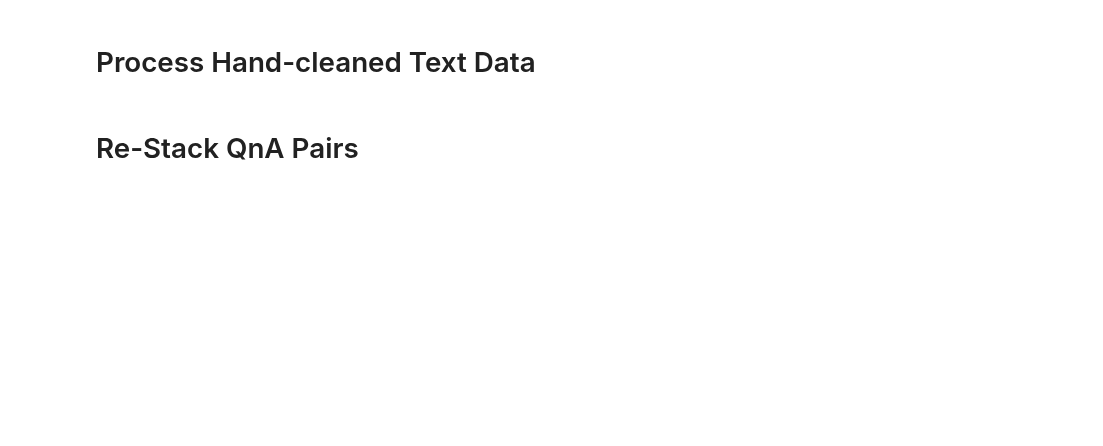
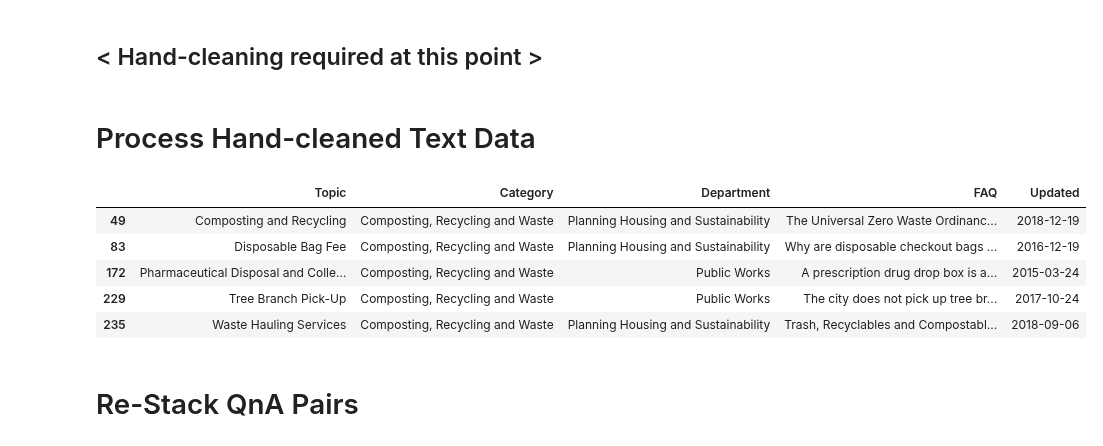
Before and after one commit to willtscott/inquire-boulder-chatbot, a Jupyter notebook: notebooks/faq-text-process.ipynb, the cells around one changed output. Cells and saved outputs as stored; diff of their text form; code cells hidden in the pictures; blank space fills up the shorter version.

```diff
--- a/notebooks/faq-text-process.ipynb
+++ b/notebooks/faq-text-process.ipynb
@@ -38,6 +36,17 @@ faq.to_csv('../data/interim/faq-text-preprocessed.csv', index=False)
+# %% [markdown]
+## < Hand-cleaning required at this point >
 # %% [markdown]
 # Process Hand-cleaned Text Data
 # %%
 faq = pd.read_csv('../data/interim/faq-hand-cleaned.csv')
+# %%
+faq[faq.Category == "Composting, Recycling and Waste"]
+# %% [output]
+|  | Topic | Category | Department | FAQ | Updated |
+| 49 | Composting and Recycling | Composting, Recycling and Waste | Planning Housing and Sustainability | The Universal Zero Waste Ordinanc... | 2018-12-19 |
+| 83 | Disposable Bag Fee | Composting, Recycling and Waste | Planning Housing and Sustainability | Why are disposable checkout bags ... | 2016-12-19 |
+| 172 | Pharmaceutical Disposal and Colle... | Composting, Recycling and Waste | Public Works | A prescription drug drop box is a... | 2015-03-24 |
+| 229 | Tree Branch Pick-Up | Composting, Recycling and Waste | Public Works | The city does not pick up tree br... | 2017-10-24 |
+| 235 | Waste Hauling Services | Composting, Recycling and Waste | Planning Housing and Sustainability | Trash, Recyclables and Compostabl... | 2018-09-06 |
 # %%
 faq.FAQ = faq.FAQ.apply(lambda x: x.replace('\n\n', ' '))
```
Also changed, not shown: parts of 8 cells of this notebook, 14 other files.
